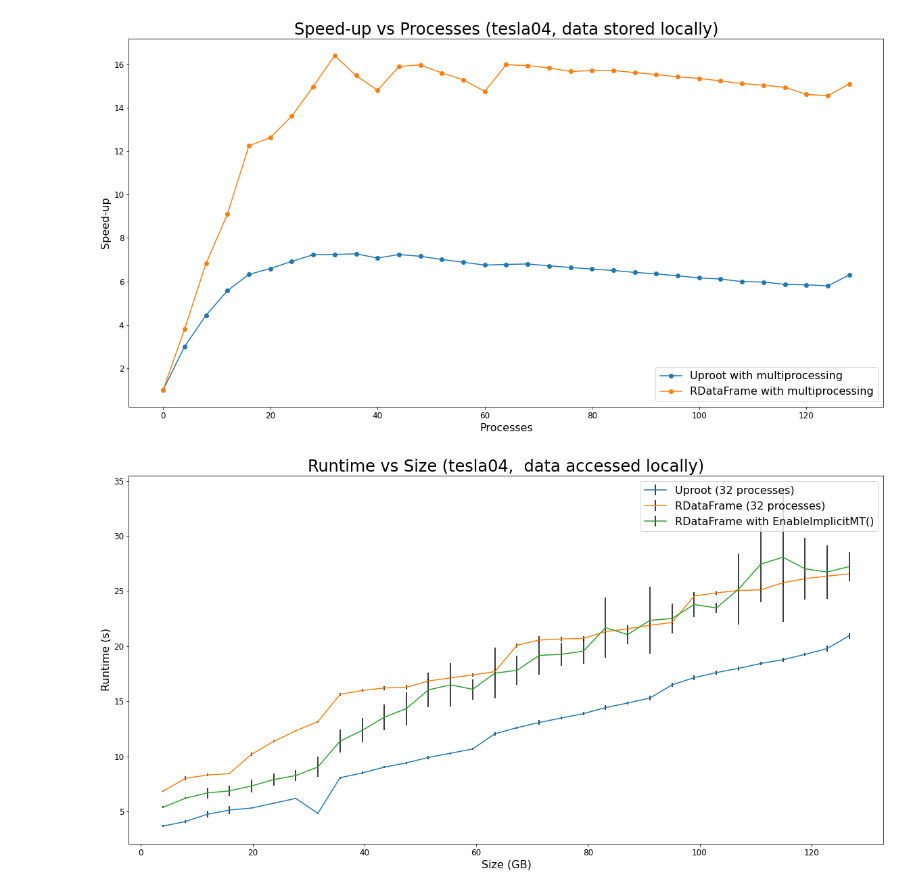
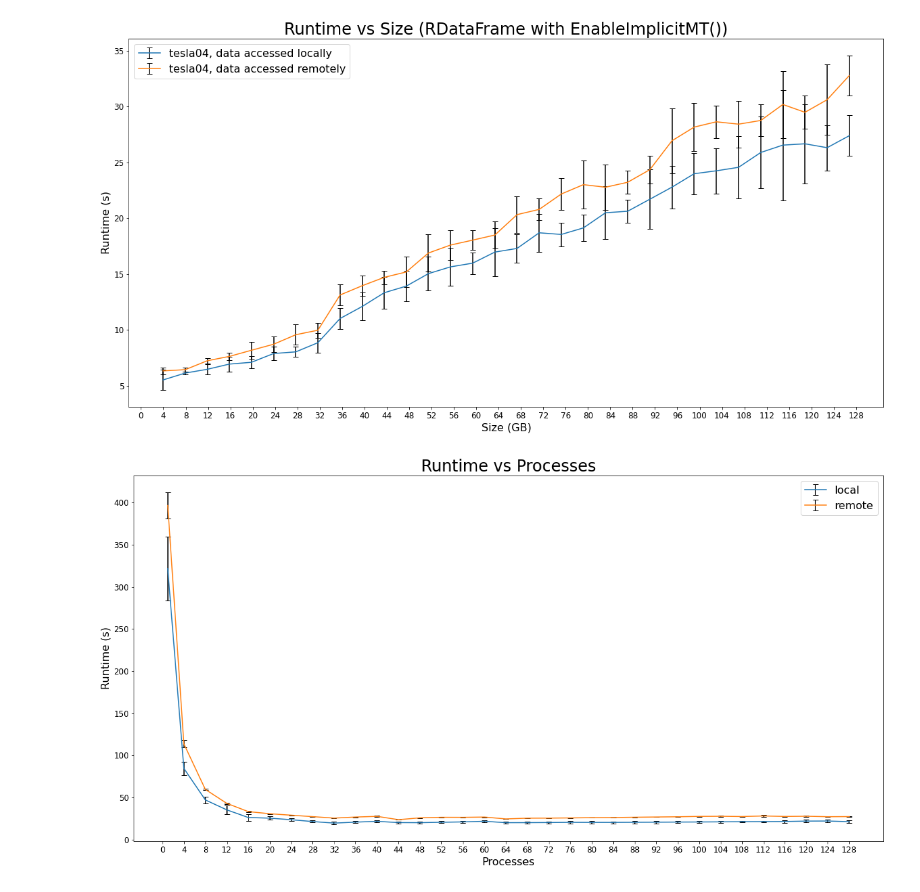
Before and after one commit to bucket420/DOE-INFN-2022, a Jupyter notebook: performance_analysis.ipynb, the cells around one changed output. Cells and saved outputs as stored; diff of their text form; code cells hidden in the pictures.

```diff
--- a/performance_analysis.ipynb
+++ b/performance_analysis.ipynb
@@ -39,8 +44,8 @@ def plot(path, title, xlabel, ylabel, *args, plot_type=None, log_scale=False):
     plt.title(title, fontsize=24)
     plt.xlabel(xlabel, fontsize=16)
     plt.ylabel(ylabel, fontsize=16)
-#     plt.xticks(range(0, 16, 2), fontsize=12)
-    plt.xticks(fontsize=12)
+    plt.xticks(range(0, 129, 4), fontsize=12)
+#     plt.xticks(fontsize=12)
     plt.yticks(fontsize=12)
     if log_scale: plt.yscale("log")
 
@@ -53,7 +58,7 @@ def plot(path, title, xlabel, ylabel, *args, plot_type=None, log_scale=False):
         plt.hlines(y=1, xmin=0, xmax=129, color='red', linestyle ='dashed')
     elif plot_type == "errorbars":
         for j in range(len(data)):
-            plt.errorbar(data[j][0], col_average(data[j]), yerr=col_standard_deviation(data[j]), fmt="-", ecolor="black", label=args[2 * j + 1])
+            plt.errorbar(data[j][0], col_average(data[j]), yerr=col_standard_deviation(data[j]), fmt="-", ecolor="black", capsize=4, label=args[2 * j + 1])
     else:
         for j in range(len(data)):
             plt.plot(data[j][0], col_average(data[j]), marker="o", label=args[2 * j + 1])
@@ -77,29 +82,30 @@ plot(path,
 # %%
 plot(path,
-     'Speed-up vs Processes (tesla04, data stored locally)',
-     'Processes',
-     'Speed-up',
-     "runtime_tests_uproot/tesla04_local/runtime_vs_processes_128_128_4_20.csv",
-     "Uproot with multiprocessing",
-     "runtime_tests_rdf/tesla04_local/runtime_vs_processes_128_128_4_20.csv",
-     "RDataFrame with multiprocessing",
-     plot_type="speed-up"
+     'Runtime vs Size (RDataFrame with EnableImplicitMT())',
+     'Size (GB)',
+     'Runtime (s)',
+     "runtime_tests_rdf/tesla04_local/runtime_vs_size_128_4_20.csv",
+     "tesla04, data accessed locally",
+     "runtime_tests_rdf/tesla04_remote/runtime_vs_size_128_4_20.csv",
+     "tesla04, data accessed remotely",
+#      log_scale=True,
+     plot_type="errorbars"
     )
 # %% [output]
-[figure, old version]
+[figure, new version]
 # %%
 plot(path,
-     'Runtime vs Size (tesla04,  data accessed locally)',
-     'Size (GB)',
+     'Runtime vs Processes',
+     'Processes',
      'Runtime (s)',
-     "runtime_tests_uproot/tesla04_local/runtime_vs_size_mp_32_128_4_20.csv",
-     "Uproot (32 processes)",
-     "runtime_tests_rdf/tesla04_local/runtime_vs_size_mp_32_128_4_20.csv",
-     "RDataFrame (32 processes)",
-     "runtime_tests_rdf/tesla04_local/runtime_vs_size_128_4_20.csv",
-     "RDataFrame with EnableImplicitMT()",
+     "runtime_tests_rdf/tesla04_local/runtime_vs_processes_128_128_4_20.csv",
+     "local",
+     "runtime_tests_rdf/tesla04_remote/runtime_vs_processes_128_128_4_20.csv",
+     "remote",
+#      "runtime_tests_rdf/wn-gpu-8-3-22/runtime_vs_size_128_4_20.csv",
+#      "RDataFrame with EnableImplicitMT()",
 #      log_scale=True
      plot_type="errorbars"
     )
 # %% [output]
-[figure, old version]
+[figure, new version]
```
Also changed, not shown: parts of 4 cells of this notebook, 11 other files.
